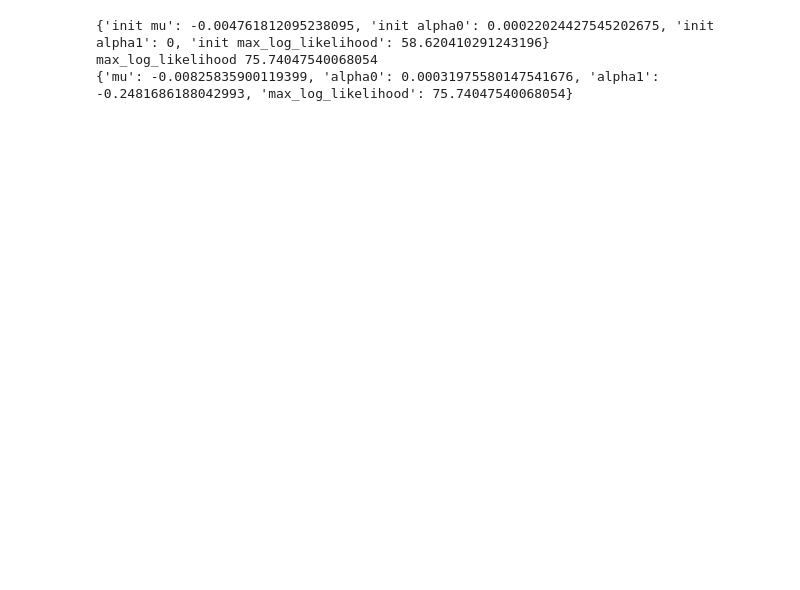
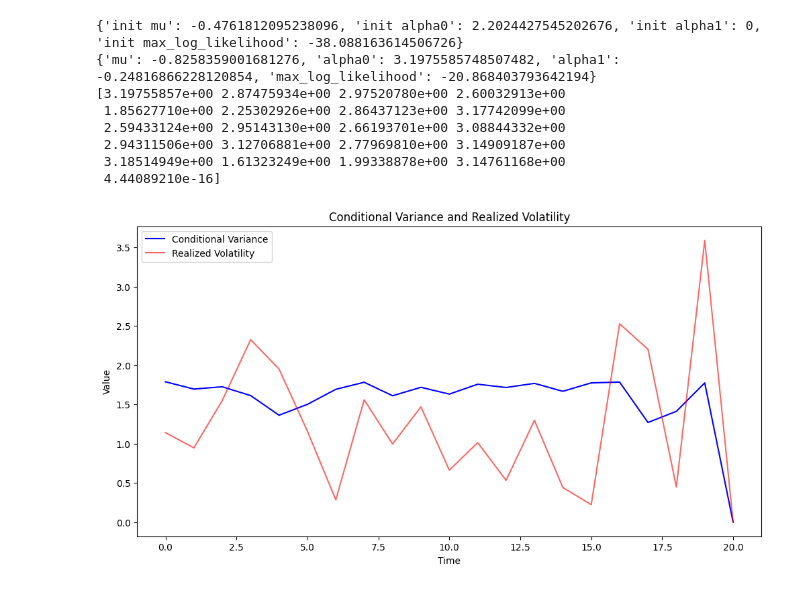
Before and after one commit to benkemt/IgTools, a Jupyter notebook: IgPlotly/arch_garch.ipynb, the cells around one changed output. Saved outputs shown, nothing was run; the diff lists cells and outputs as text; code cells hidden in the pictures; blank space fills up the shorter version.

```diff
--- a/IgPlotly/arch_garch.ipynb
+++ b/IgPlotly/arch_garch.ipynb
@@ -78,10 +60,11 @@ print(model_fit.summary())
 # %%
 import numpy as np
 from scipy.optimize import minimize
+import matplotlib.pyplot as plt
 
 class ARCHModel:
     def __init__(self, returns):
-        self.returns = np.array(returns)
+        self.returns = np.array(returns) *100
         self.conditionnal_variance = None
         self.mu = None
         self.alpha0 = None
@@ -99,18 +82,29 @@ class ARCHModel:
         variances = alpha0 + alpha1 * shift_residuals ** 2
         return variances
 
-    def _log_normal_density(self, residual , variance):
-        return -0.5 * np.log(2 * np.pi * variance) - (residual ** 2) / (2 * variance)
+    def _log_normal_density(self, residual , variance, error):
+        if( np.any(variance <= 0) ):
+            #print("variance <=0")
+            error[0] = True
+            return 0
+        else:
+            error[0] = False
+            return -0.5 * np.log(2 * np.pi * variance) - (residual ** 2) / (2 * variance)
 
     def _mle_arch(self, params):
         mu, alpha0, alpha1 = params
         residuals, shift_residuals = self._compute_residuals(mu)
         conditionnal_variance = self._compute_conditional_variance(alpha0, alpha1, shift_residuals)
-        log_likelihood = self._log_normal_density(residuals, conditionnal_variance)
-        return -np.sum(log_likelihood)
+        error = [False]
+        log_likelihood = self._log_normal_density(residuals, conditionnal_variance, error)
+        if error[0]:
+            #print(f"error : {mu} {alpha0}, {alpha1}")
+            return np.inf
+        else:
+            return -np.sum(log_likelihood)
 
     def fit(self):
-        mu =  np.mean( self.returns);
+        mu = np.mean( self.returns);
         alpha0 =  np.var(self.returns);
         alpha1 = 0
 
@@ -124,51 +118,72 @@ class ARCHModel:
             "init max_log_likelihood": self.max_log_likelihood
         })
 
-
         bounds = [(None, None), (None, None), (None, None)]
 
         # Minimize the negative log-likelihood
-        result = minimize(self._mle_arch, initial_params, bounds=bounds, method='Nelder-Mead')
+        result = minimize(self._mle_arch, initial_params, bounds=bounds,  method='Nelder-Mead')  #Nelder-Mead SLSQP
         if result.success:
             self.mu, self.alpha0, self.alpha1 = result.x
             self.max_log_likelihood = -result.fun  # Store the maximum log-likelihood
+            residuals, shift_residuals = self._compute_residuals(self.mu)
+            conditionnal_variance = self._compute_conditional_variance(self.alpha0, self.alpha1,shift_residuals )
+
+            self.mu, self.alpha0, self.alpha1 = result.x
+            self.max_log_likelihood = -result.fun  # Store the maximum log-likelihood
+
+            return conditionnal_variance
+
         else:
             raise ValueError("Optimization failed: " + result.message)
 
-        self.mu, self.alpha0, self.alpha1 = result.x
-        self.max_log_likelihood = -result.fun  # Store the maximum log-likelihood
-        print("max_log_likelihood", self.max_log_likelihood)
+
 
     def summary(self):
         return {
             "mu": self.mu,
             "alpha0": self.alpha0,
             "alpha1": self.alpha1,
             "max_log_likelihood": self.max_log_likelihood
         }
 
 
-
-
+# Set the seed for reproducibility
+np.random.seed(42)
 
 # Generate synthetic data
-np.random.seed(42)
-
-
-# Initialize arrays
 returns = [0.003146575,-0.017723909,0.007254689,0.014989689,
 0.011250607,0.003328635,-0.005409767,0.007332392,0.001700427,
 0.006432783,-0.001627508,0.001867275,-0.002928821,0.004717681,
 -0.003839112,-0.010494486,-0.033525076,-0.030286122,-0.003772137,
 -0.04415351,-0.008258359]
 
 # Create the ARCH model and fit it
 model = ARCHModel(returns)
-model.fit()
+conditionnal_variance = model.fit()
 
 # Print the model summary
 print(model.summary())
+print(conditionnal_variance)
+
+conditionnal_volatility = np.sqrt(conditionnal_variance)
+volatility_realised = np.abs( model.mu - model.returns)
+
+# Plot conditional variance and realized volatility
+plt.figure(figsize=(12, 6))
+plt.plot(conditionnal_volatility, label='Conditional Variance', color='blue')
+plt.plot(volatility_realised, label='Realized Volatility', color='red', alpha=0.6)
+plt.title('Conditional Variance and Realized Volatility')
+plt.xlabel('Time')
+plt.ylabel('Value')
+plt.legend()
+plt.show()
 # %% [output]
-{'init mu': -0.004761812095238095, 'init alpha0': 0.00022024427545202675, 'init alpha1': 0, 'init max_log_likelihood': 58.620410291243196}
-max_log_likelihood 75.74047540068054
-{'mu': -0.00825835900119399, 'alpha0': 0.00031975580147541676, 'alpha1': -0.2481686188042993, 'max_log_likelihood': 75.74047540068054}
+{'init mu': -0.4761812095238096, 'init alpha0': 2.2024427545202676, 'init alpha1': 0, 'init max_log_likelihood': -38.088163614506726}
+{'mu': -0.8258359001681276, 'alpha0': 3.1975585748507482, 'alpha1': -0.24816866228120854, 'max_log_likelihood': -20.868403793642194}
+[3.19755857e+00 2.87475934e+00 2.97520780e+00 2.60032913e+00
+ 1.85627710e+00 2.25302926e+00 2.86437123e+00 3.17742099e+00
+ 2.59433124e+00 2.95143130e+00 2.66193701e+00 3.08844332e+00
+ 2.94311506e+00 3.12706881e+00 2.77969810e+00 3.14909187e+00
+ 3.18514949e+00 1.61323249e+00 1.99338878e+00 3.14761168e+00
+ 4.44089210e-16]
+[figure, added]
```
Also changed, not shown: parts of 2 cells of this notebook, 10 other files.
